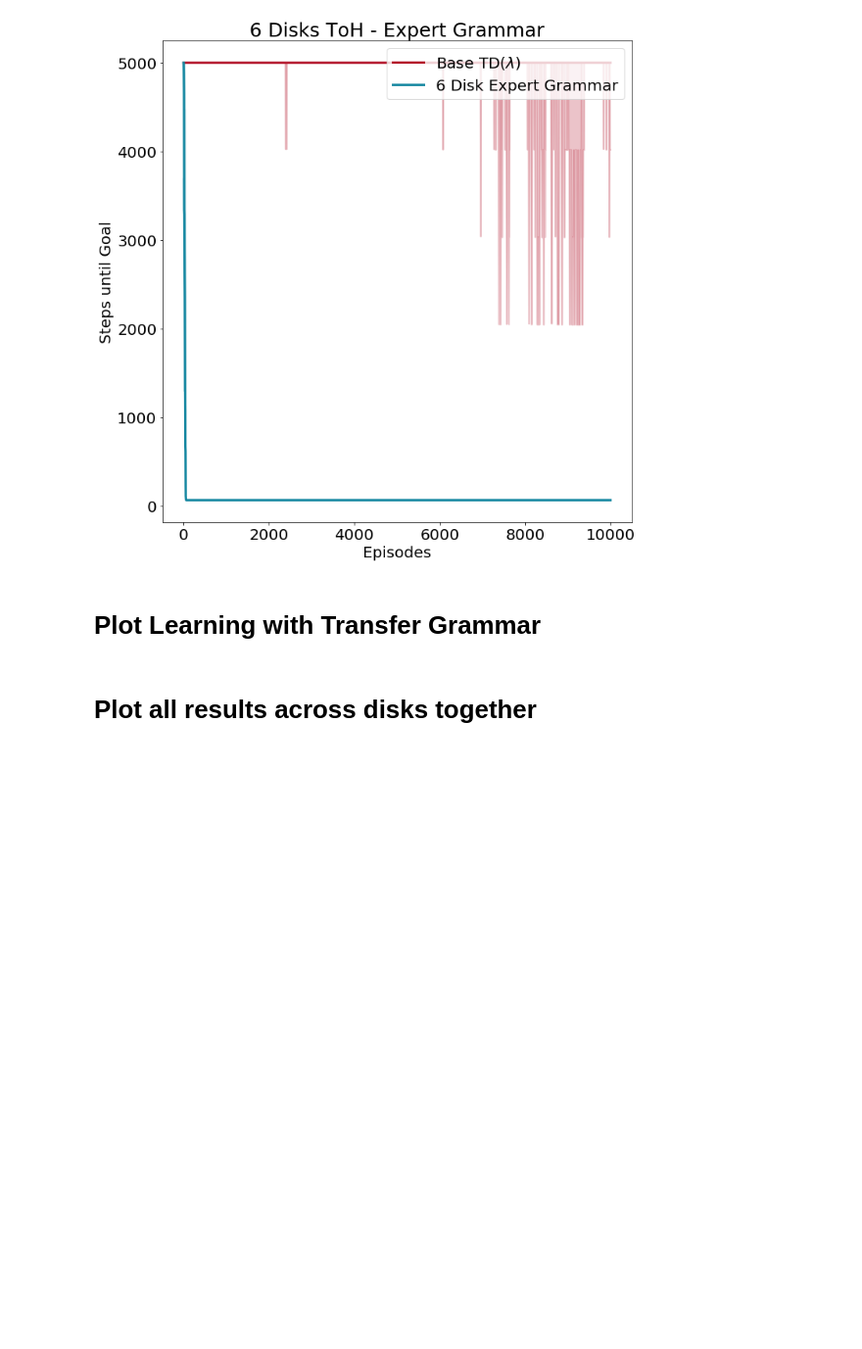
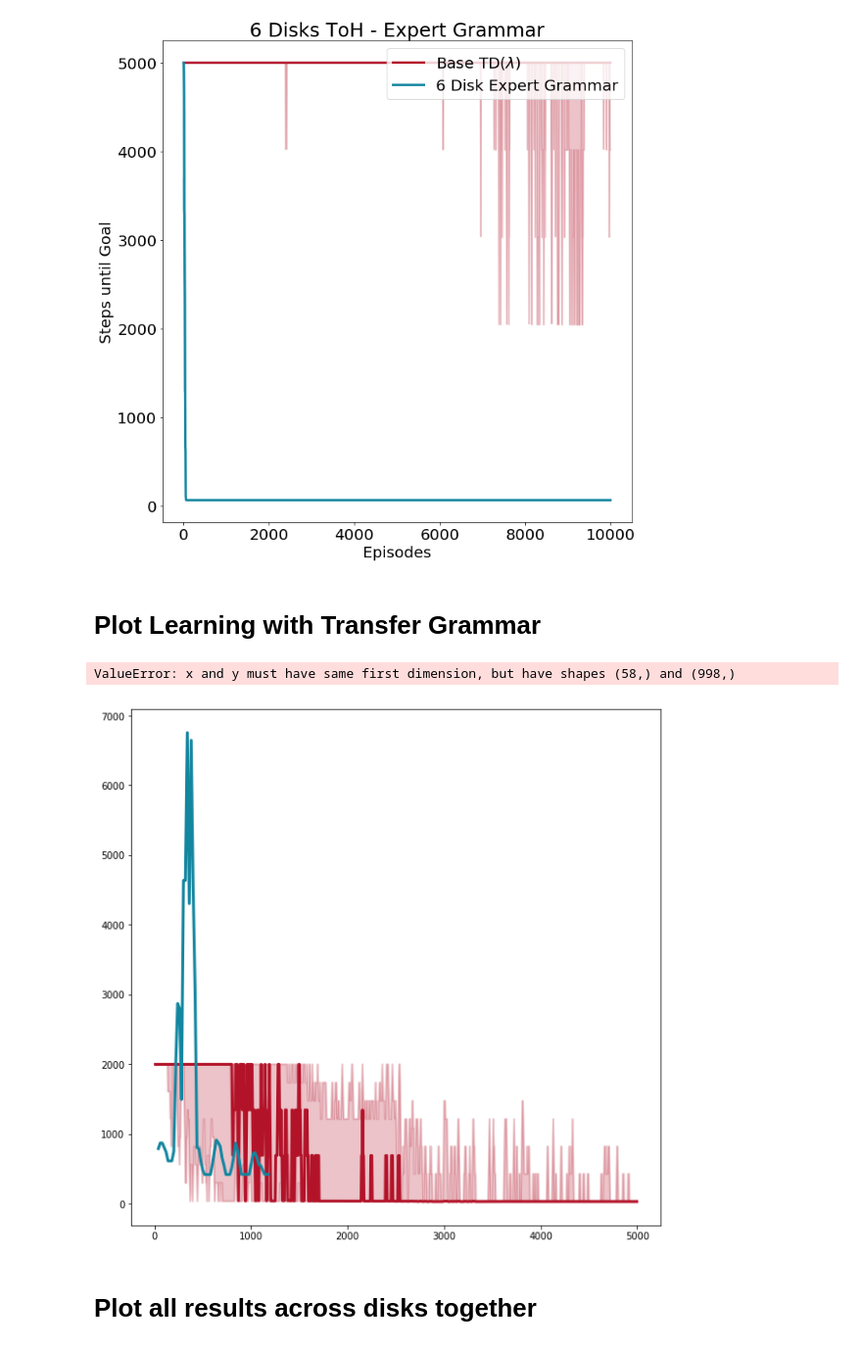
Before and after one commit to RobertTLange/action-grammars-hrl, a Jupyter notebook: visualizations.ipynb, the cells around one changed output. Shown at 98% size. Saved outputs shown, nothing was run; the diff lists cells and outputs as text; code cells hidden in the pictures; blank space fills up the shorter version.

```diff
--- a/visualizations.ipynb
+++ b/visualizations.ipynb
@@ -82,13 +82,16 @@ p90_steps_6 = [results_6_q[:, 3], results_6_smdp_transfer_5[:, 3], , results_6_s
 # %%
 its_5 = [results_5_q[:, 0], results_5_smdp_online_no_transfer[:, 0]]
 steps_5 = [results_5_q[:, 1], results_5_smdp_online_no_transfer[:, 1]]
 sd_steps_5 = [results_5_q[:, 2], results_5_smdp_online_no_transfer[:, 2]]
 
-plot_learning(its_5, steps_5, sd_steps_5, 3,
+plot_learning(its_5, steps_5, p10_steps_5, p90_steps_5, 3,
               "5 Disks ToH - Grammar Online Learning",
               label_temp=[r"Base TD($\lambda$)", "Online Grammar"],
               grammar_update_ind = list(np.linspace(0, 3000, 16)[1:]),
               save_fname="figures/5_disks_online_no_transfer.png")
+# %% [output]
+ValueError: x and y must have same first dimension, but have shapes (58,) and (998,)
+[figure, added]
 # %%
 its_4 = [results_4_q[:, 0], results_4_smdp_online_no_transfer[:, 0]]
 steps_4 = [results_4_q[:, 1], results_4_smdp_online_no_transfer[:, 1]]
```
Also changed, not shown: parts of 2 cells of this notebook, 21 other files.
